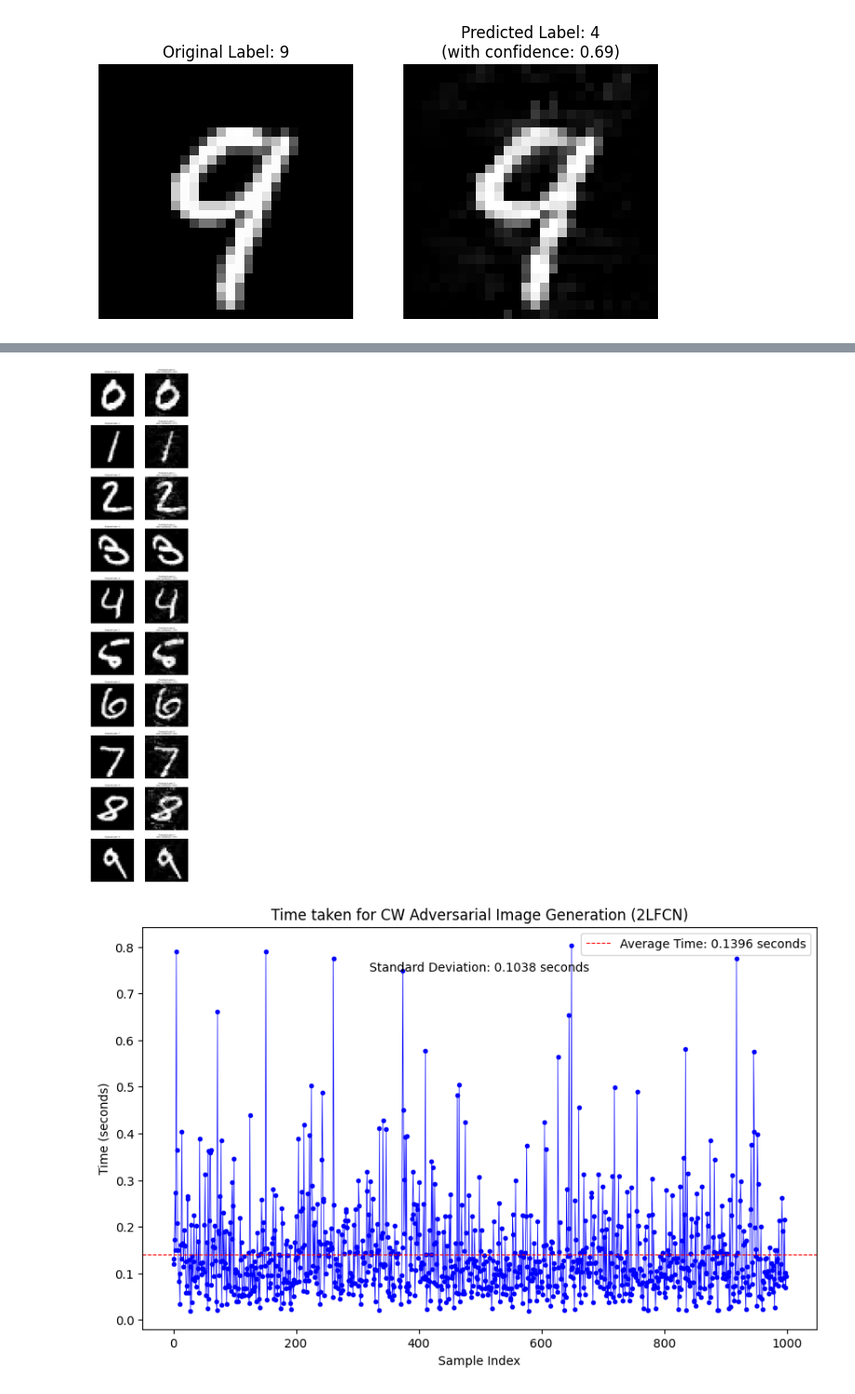
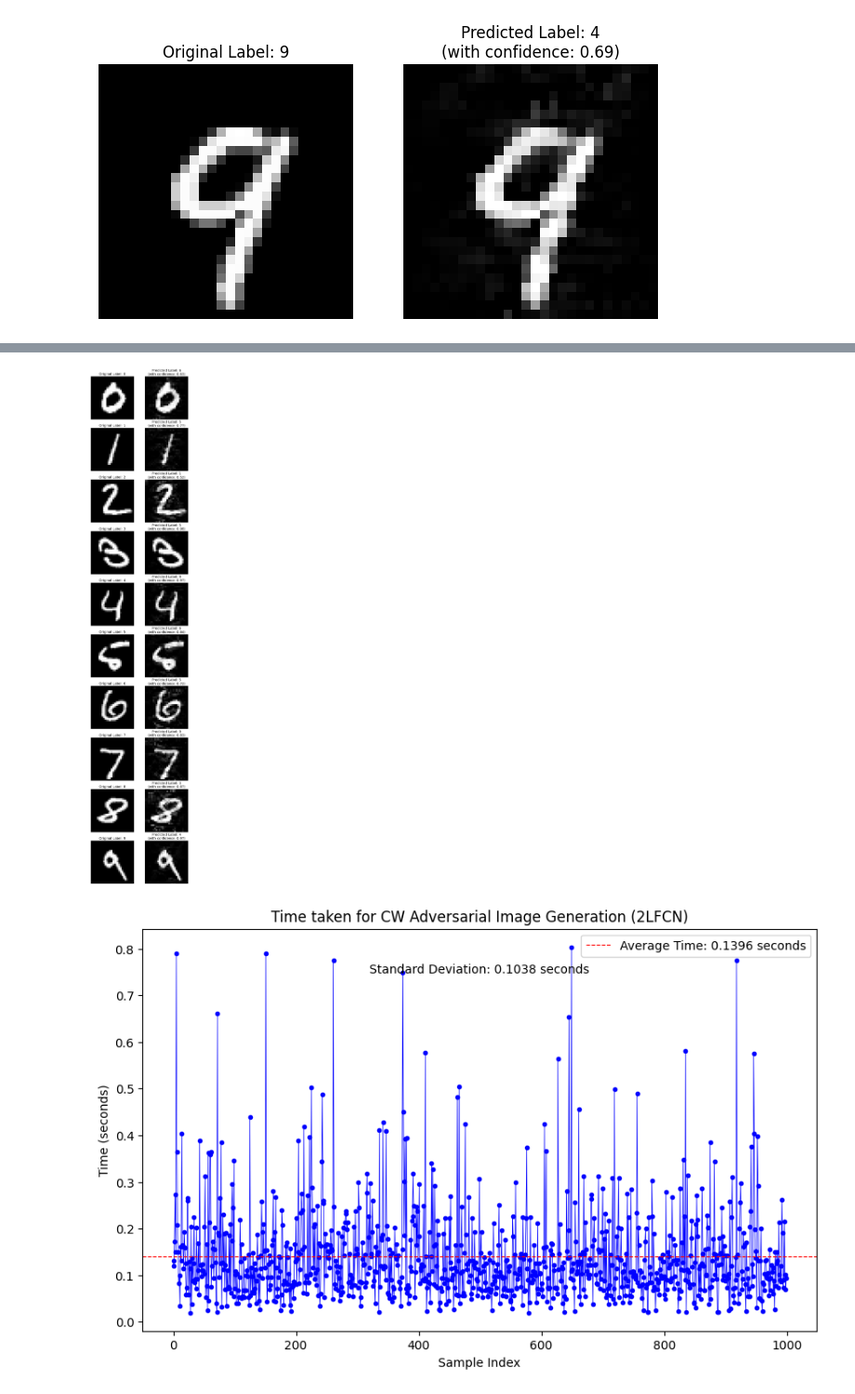
Before and after one commit to josephad2001/AdversarialRobustnessML, a Jupyter notebook: AttackMethods/CW.ipynb, the cells around one changed output, grey strips where cells are left out. Shown at 93% size. Saved outputs shown, nothing was run; the diff lists cells and outputs as text; code cells hidden in the pictures.

```diff
--- a/AttackMethods/CW.ipynb
+++ b/AttackMethods/CW.ipynb
@@ -11,7 +11,7 @@ def generate_carlini_l2(image, model, epsilon, max_iter, learning_rate):
         model: The target model.
         epsilon: The maximum L2 norm of the perturbation.
         max_iter: The maximum number of iterations for the attack.
-
+        learning_rate: The ammount of change per iteration
     Returns:
         The adversarial example image.
     """
@@ -175,12 +175,12 @@ for i, index in enumerate(indices):
     # Display the original image, perturbed image, and the difference
     plt.subplot(10, 3, i*3+1)
     plt.imshow(input_image, cmap='gray')
-    plt.title(f'Original Label: {original_label}',fontsize=8)
+    plt.title(f'Original Label: {original_label}',fontsize=14)
     plt.axis('off')
 
     plt.subplot(10, 3, i*3+2)
     plt.imshow(perturbed_image_reshaped[0], cmap='gray')
-    plt.title(f'Predicted Label: {predicted_label}\n(with confidence: {confidence:.2f})',fontsize=8)
+    plt.title(f'Predicted Label: {predicted_label}\n(with confidence: {confidence:.2f})',fontsize=14)
     plt.axis('off')
 
 plt.show()
@@ -198,4 +198,4 @@ plt.show()
-[figure, old version]
+[figure, new version]
 # %%
 import tensorflow as tf
 import numpy as np
```
Also changed, not shown: parts of 2 cells of this notebook, 2 other files.
